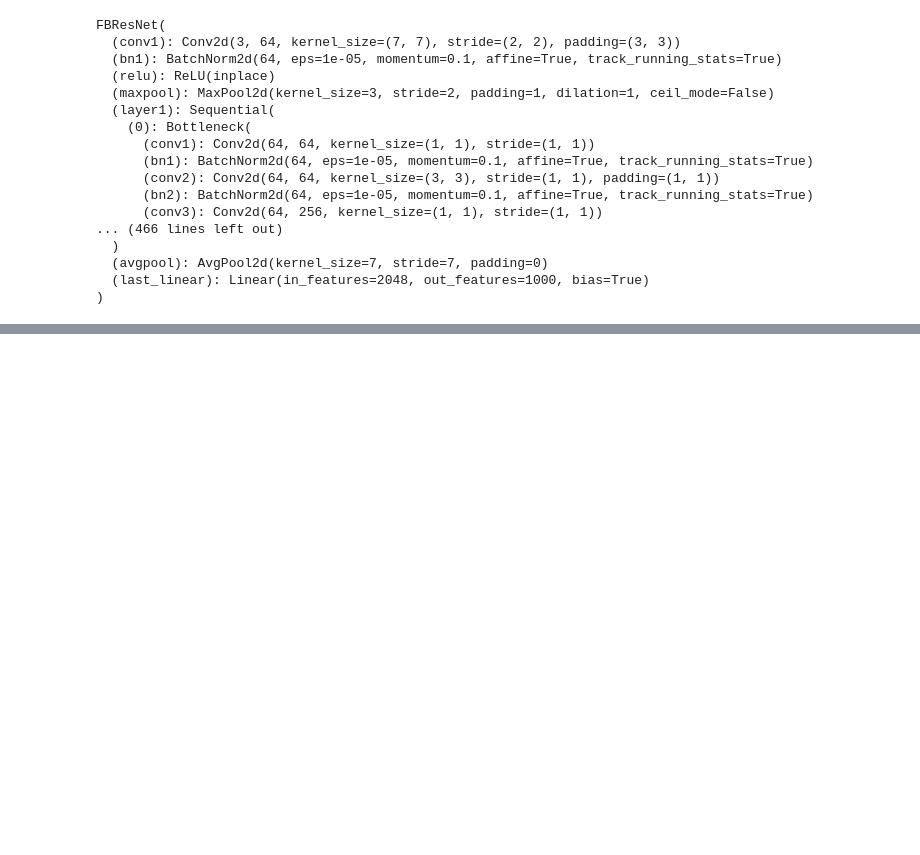
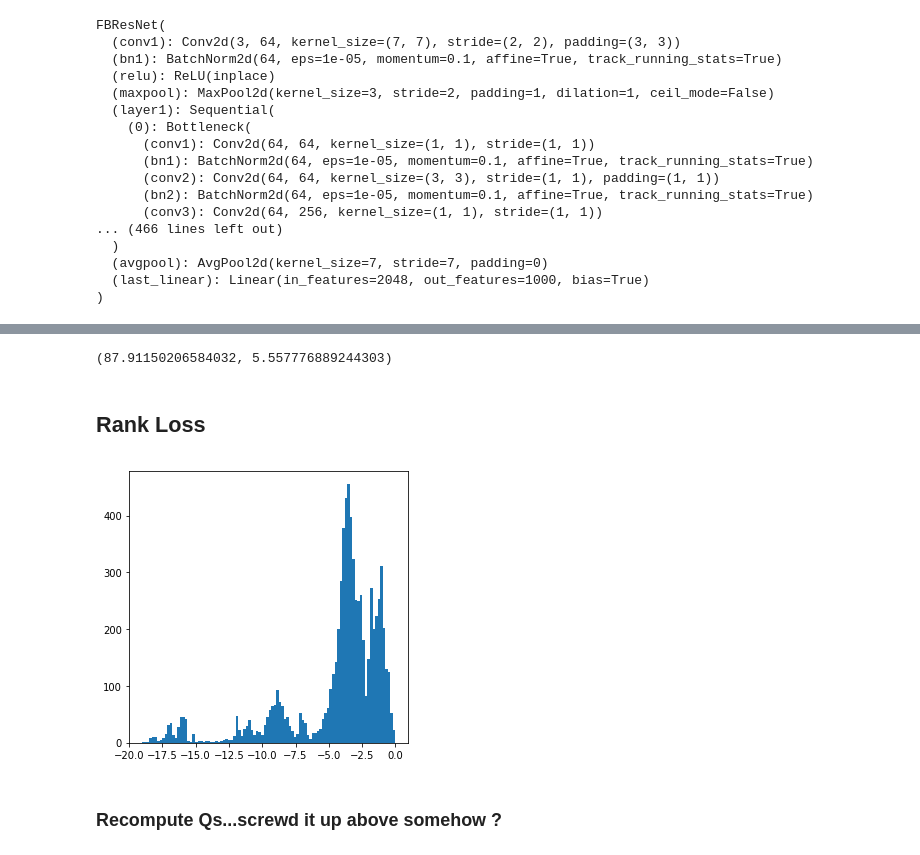
Before and after one commit to CalculatedContent/ImplicitSelfRegularization, a Jupyter notebook: EvenMore-pytorch-models.ipynb, the cells around one changed output, grey strips where cells are left out. Drawn from its saved outputs; the diff is of its cells as text; code cells hidden in the pictures; blank space fills up the shorter version.

```diff
--- a/EvenMore-pytorch-models.ipynb
+++ b/EvenMore-pytorch-models.ipynb
@@ -178,5 +161,5 @@ made it
 # %%
-def iter_layers(model, min_dim=MIN_DIM):
+def iter_pytotch_layers(model, min_dim=MIN_DIM):
     """Iterate over a pytorch layers and  weight matrix.
     Supports linear, conv2d, and conv2d-slices"""
     for im, m in enumerate(model.modules()):
@@ -210 +246,14 @@ for W in tqdm(iter_layers(model)):
+# %%
+a = np.array(alphas)
+100.0*len(a[a<5])/len(a), 100.0*len(a[a<1.5])/len(a)
+# %% [output]
+(87.91150206584032, 5.557776889244303)
+# %% [markdown]
+## Rank Loss
+# %%
+plt.hist(np.log10(min_svs), bins=100);
+# %% [output]
+[figure, added]
+# %% [markdown]
+### Recompute Qs...screwd it up above somehow ?
 # %%
```
Also changed, not shown: parts of 9 cells of this notebook.
